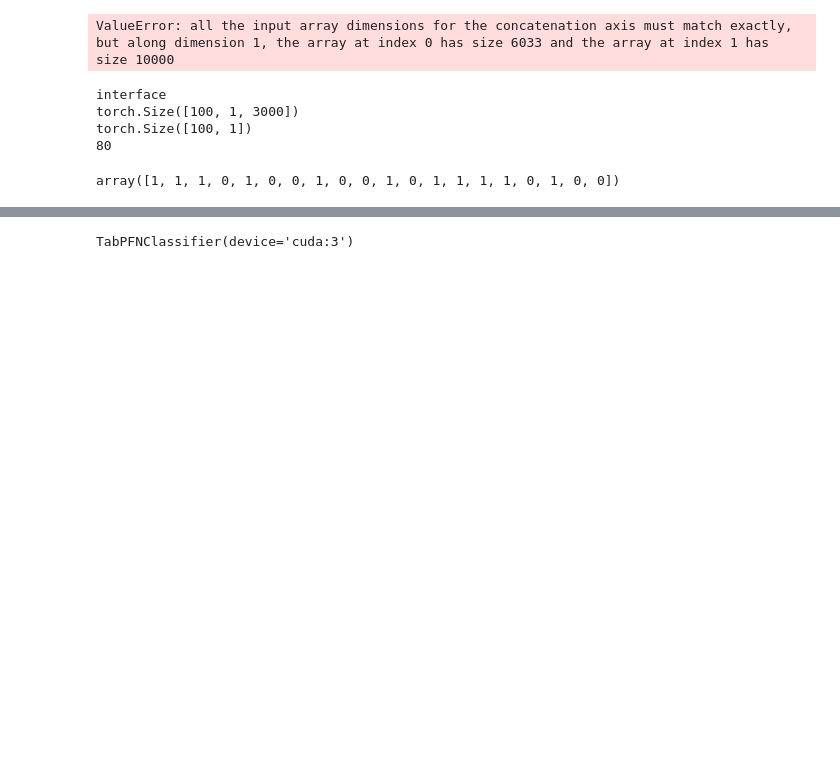
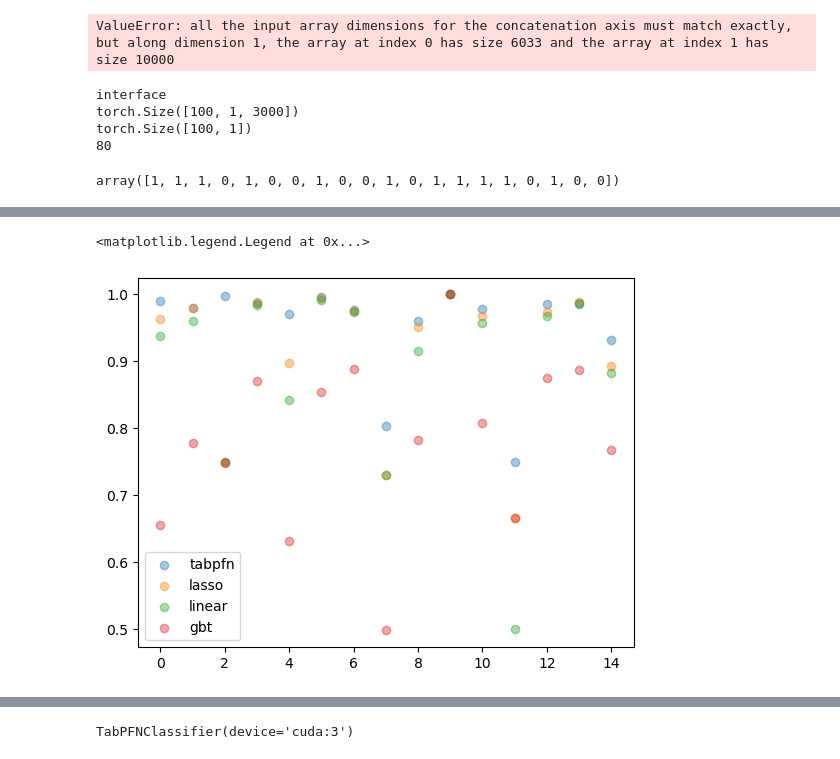
Before and after one commit to LeoGrin/TabPFN, a Jupyter notebook: tabpfn/try_high_dim.ipynb, the cells around one changed output, grey strips where cells are left out. Saved outputs shown, nothing was run; the diff lists cells and outputs as text; code cells hidden in the pictures; blank space fills up the shorter version.

```diff
--- a/tabpfn/try_high_dim.ipynb
+++ b/tabpfn/try_high_dim.ipynb
@@ -5,13 +5,13 @@ from create_model import load_model_no_train
 device = "cuda:3"
 #checkpoint = "linear12903_50"
 #checkpoint = "linear77575_fxj5a68i_390"
-checkpoint = "linear78301_96ii4bla_400"
+checkpoint = "linear69376_okcpk2bv_170"
 model = TabPFNClassifier(device=device)#, no_preprocess_mode=True)
 #model = GradientBoostingClassifier()
 config = model.c
-config["num_features"] = 5000
+config["num_features"] = 10
 model_pytorch = load_model_no_train("tabpfn/model_checkpoints", f"model_{checkpoint}.pt", 0, config, 0)[0]
-model.max_num_features = 5000
+model.max_num_features = 10
 model.model = model_pytorch
 # %% [output]
 Using style prior: True
@@ -107,0 +128,21 @@ y = class_assigner(y)
+# %%
+from sklearn.metrics import balanced_accuracy_score
+clf_lasso = LogisticRegression(random_state=0, penalty="l1", solver="saga", max_iter=1000)
+clf_l2 = LogisticRegression(random_state=0, penalty="l2", max_iter=1000)
+gbt = GradientBoostingClassifier()
+# %%
+n_iter = 15
+res_tabpfn = []
+res_lasso = []
+res_linear = []
+res_gbt = []
+for _ in range(n_iter):
+    X_train, X_test, y_train, y_test = get_batch_func()
+    model.fit(X_train, y_train)
+    clf_lasso.fit(X_train, y_train)
+    clf_l2.fit(X_train, y_train)
+    gbt.fit(X_train, y_train)
+    res_tabpfn.append(balanced_accuracy_score(y_test, model.predict(X_test)))
+    res_lasso.append(balanced_accuracy_score(y_test, clf_lasso.predict(X_test)))
+    res_linear.append(balanced_accuracy_score(y_test, clf_l2.predict(X_test)))
+    res_gbt.append(balanced_accuracy_score(y_test, gbt.predict(X_test)))
@@ -107,0 +199,10 @@ y = class_assigner(y)
+# %%
+import matplotlib.pyplot as plt
+plt.scatter(range(n_iter), res_tabpfn, label="tabpfn", alpha=0.4)
+plt.scatter(range(n_iter), res_lasso, label="lasso", alpha=0.4)
+plt.scatter(range(n_iter), res_linear, label="linear", alpha=0.4)
+plt.scatter(range(n_iter), res_gbt, label="gbt", alpha=0.4)
+plt.legend()
+# %% [output]
+<matplotlib.legend.Legend at 0x...>
+[figure, added]
```
Also changed, not shown: parts of 10 cells of this notebook, 4 other files.
